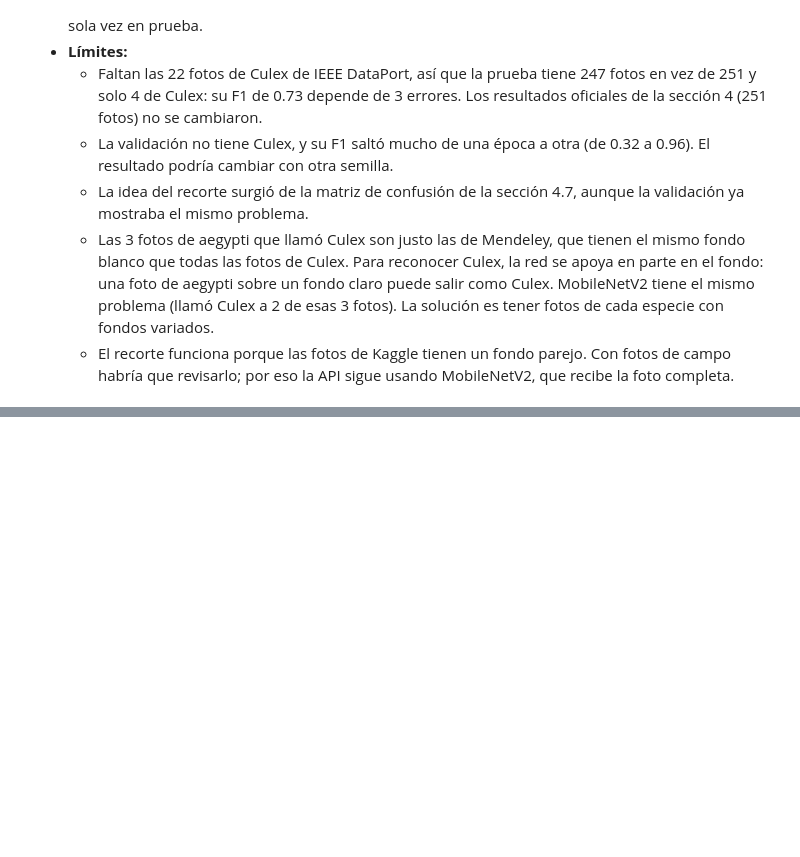
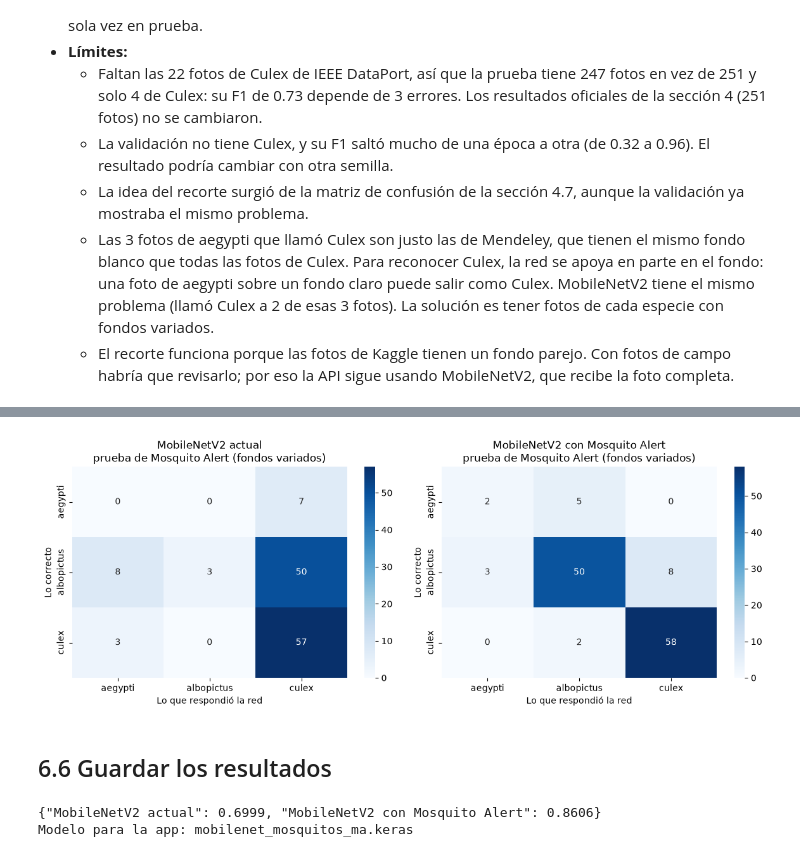
Before and after one commit to GaboSM1507/Proyecto-VectorIA, a Jupyter notebook: notebooks/02_CNN_Mosquitos.ipynb, the cells around one changed output, grey strips where cells are left out. Saved outputs shown, nothing was run; the diff lists cells and outputs as text; code cells hidden in the pictures; blank space fills up the shorter version.

```diff
--- a/notebooks/02_CNN_Mosquitos.ipynb
+++ b/notebooks/02_CNN_Mosquitos.ipynb
@@ -1088,0 +1260,12 @@ print(json.dumps(resultados_json['experimento_recorte'], indent=2, ensure_ascii=
+# %%
+def f1_de(modelo, datos):
+    pred = np.argmax(modelo.predict(crear_dataset(datos, 128, mobilenet=True), verbose=0), axis=1)
+    return f1_score(datos['etiqueta'], pred, average='macro', labels=[0, 1, 2], zero_division=0), pred
+
+
+validacion_todo = conjuntos['validación']
+f1_val_actual, _ = f1_de(mobilenet_actual, validacion_todo)
+f1_val_nuevo, _ = f1_de(mobilenet_ma, validacion_todo)
+print(f'F1 macro en validación -> MobileNetV2 actual: {f1_val_actual:.3f} | con Mosquito Alert: {f1_val_nuevo:.3f}')
+usar_nuevo = f1_val_nuevo > f1_val_actual
+print('La aplicación debe usar:', 'mobilenet_mosquitos_ma.keras' if usar_nuevo else 'mobilenet_mosquitos.keras')
@@ -1088,0 +1283,17 @@ print(json.dumps(resultados_json['experimento_recorte'], indent=2, ensure_ascii=
+# %%
+grupos_prueba = {
+    'Kaggle y Mendeley (247)': test_x,
+    f'Mosquito Alert ({len(ma_test_p)})': ma_test_p,
+    'Fondo blanco, Mendeley (7)': test_x[test_x['fuente'] == 'mendeley'].reset_index(drop=True),
+}
+resumen_ma = {}
+for nombre_modelo, modelo in [('MobileNetV2 actual', mobilenet_actual), ('MobileNetV2 con Mosquito Alert', mobilenet_ma)]:
+    for nombre_grupo, datos in grupos_prueba.items():
+        f1, pred = f1_de(modelo, datos)
+        aciertos = {c: f'{int(((pred == i) & (datos["etiqueta"] == i)).sum())}/{int((datos["etiqueta"] == i).sum())}'
+                    for i, c in enumerate(CLASES)}
+        resumen_ma[(nombre_modelo, nombre_grupo)] = {'f1_macro': round(float(f1), 4), 'aciertos': aciertos,
+                                                    'matriz_confusion': confusion_matrix(datos['etiqueta'], pred,
+                                                                                         labels=[0, 1, 2]).tolist()}
+tabla_ma = pd.DataFrame({k: {'F1 macro': f'{v["f1_macro"]:.2%}', **v['aciertos']} for k, v in resumen_ma.items()}).T
+tabla_ma
@@ -1088,0 +1308,34 @@ print(json.dumps(resultados_json['experimento_recorte'], indent=2, ensure_ascii=
+# %%
+fig, ejes = plt.subplots(1, 2, figsize=(12, 4.5))
+for eje, nombre_modelo in zip(ejes, ['MobileNetV2 actual', 'MobileNetV2 con Mosquito Alert']):
+    matriz = np.array(resumen_ma[(nombre_modelo, f'Mosquito Alert ({len(ma_test_p)})')]['matriz_confusion'])
+    sns.heatmap(matriz, annot=True, fmt='d', cmap='Blues', xticklabels=CLASES, yticklabels=CLASES, ax=eje)
+    eje.set_title(f'{nombre_modelo}\nprueba de Mosquito Alert (fondos variados)')
+    eje.set_xlabel('Lo que respondió la red')
+    eje.set_ylabel('Lo correcto')
+plt.tight_layout()
+plt.show()
+# %% [output]
+[figure, added]
+# %% [markdown]
+## 6.6 Guardar los resultados
+# %%
+with open(CARPETA_MODELOS / 'mosquitos_resultados.json', encoding='utf-8') as archivo:
+    resultados_json = json.load(archivo)
+
+resultados_json['experimento_mosquito_alert'] = {
+    'descripcion': 'MobileNetV2 con la última capa reentrenada agregando fotos de Mosquito Alert 2023 (sección 6 del notebook 02)',
+    'fuente': 'AI Mosquito Alert Challenge Dataset 2023 (Zenodo 15063886, CC BY-NC-SA 4.0)',
+    'fotos_mosquito_alert': {s: int((ma['split'] == s).sum()) for s in ('train', 'validación', 'prueba')},
+    'f1_validacion': {'MobileNetV2 actual': round(float(f1_val_actual), 4),
+                      'MobileNetV2 con Mosquito Alert': round(float(f1_val_nuevo), 4)},
+    'modelo_para_la_app': 'mobilenet_mosquitos_ma.keras' if usar_nuevo else 'mobilenet_mosquitos.keras',
+    'prueba': {f'{m} | {g}': v for (m, g), v in resumen_ma.items()},
+}
+with open(CARPETA_MODELOS / 'mosquitos_resultados.json', 'w', encoding='utf-8') as archivo:
+    json.dump(resultados_json, archivo, indent=4, ensure_ascii=False)
+print(json.dumps(resultados_json['experimento_mosquito_alert']['f1_validacion'], ensure_ascii=False))
+print('Modelo para la app:', resultados_json['experimento_mosquito_alert']['modelo_para_la_app'])
+# %% [output]
+{"MobileNetV2 actual": 0.6999, "MobileNetV2 con Mosquito Alert": 0.8606}
+Modelo para la app: mobilenet_mosquitos_ma.keras
```
Also changed, not shown: parts of 13 cells of this notebook, 6 other files.
